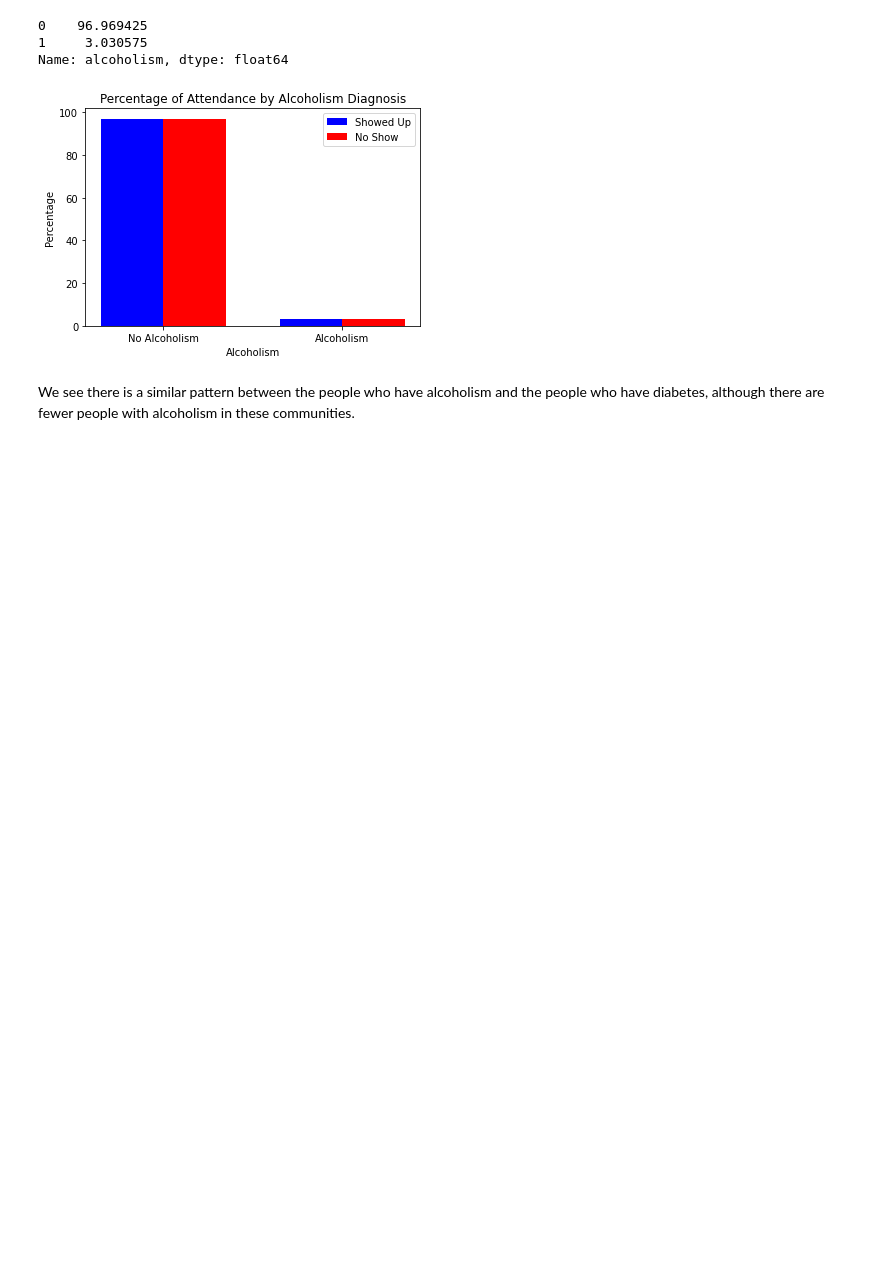
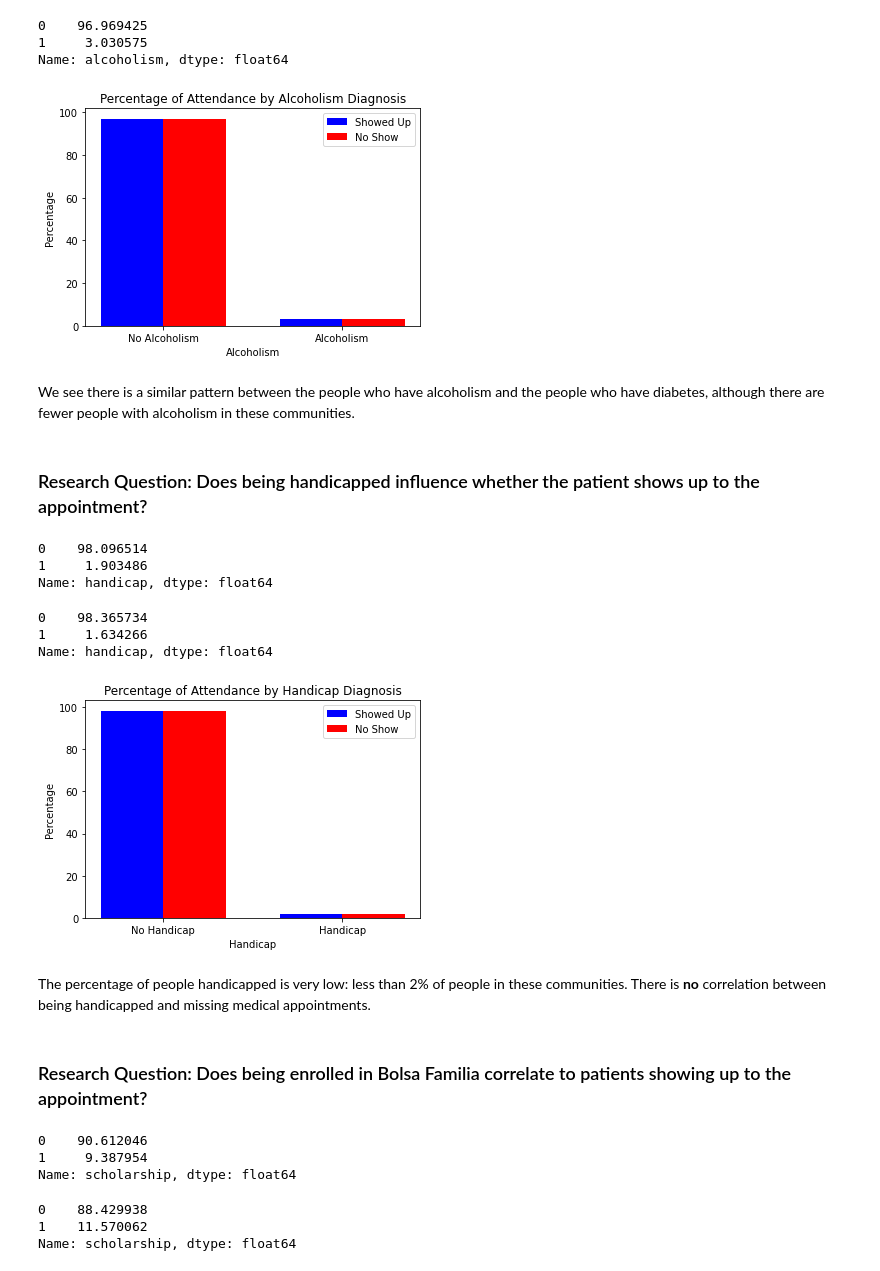
Before and after one commit to jlvalport/Medical-appointments-analysis, a Jupyter notebook: No-show Medical Appointments Analysis.ipynb, the cells around one changed output. Saved outputs shown, nothing was run; the diff lists cells and outputs as text; code cells hidden in the pictures; blank space fills up the shorter version.

Commit message:
Handicap, scholarship and SMS alert EDA

```diff
--- a/No-show Medical Appointments Analysis.ipynb
+++ b/No-show Medical Appointments Analysis.ipynb
@@ -513,3 +506,56 @@ plt.legend();
 [figure]
 # %% [markdown]
 We see there is a similar pattern between the people who have alcoholism and the people who have diabetes, although there are fewer people with alcoholism in these communities.
+# %% [markdown]
+### Research Question: Does being handicapped influence whether the patient shows up to the appointment?
+# %%
+percent_show_handicap = df_showed_up['handicap'].value_counts() / df_showed_up.shape[0] * 100
+percent_show_handicap
+# %% [output]
+0    98.096514
+1     1.903486
+Name: handicap, dtype: float64
+# %%
+percent_no_show_handicap = df_not_showed_up['handicap'].value_counts() / df_not_showed_up.shape[0] * 100
+percent_no_show_handicap
+# %% [output]
+0    98.365734
+1     1.634266
+Name: handicap, dtype: float64
+# %%
+ind_x = np.arange(len(percent_show_handicap))  # the x locations for the groups
+width_bars = 0.35       # the width of the bars
+
+blue_bars = plt.bar(ind_x, percent_show_handicap, width_bars, color='blue', label='Showed Up')
+orange_bars = plt.bar(ind_x + width_bars, percent_no_show_handicap, width_bars, color='red', label='No Show')
+
+# title and labels
+plt.ylabel('Percentage')
+plt.xlabel('Handicap')
+plt.title('Percentage of Attendance by Handicap Diagnosis')
+locations = ind_x + width_bars / 2  # xtick locations
+labels = ['No Handicap', 'Handicap']  # xtick labels
+plt.xticks(locations, labels)
+
+# legend
+plt.legend();
+# %% [output]
+[figure, added]
+# %% [markdown]
+The percentage of people handicapped is very low: less than 2% of people in these communities. There is **no** correlation between being handicapped and missing medical appointments.
+# %% [markdown]
+### Research Question: Does being enrolled in Bolsa Familia correlate to patients showing up to the appointment?
+# %%
+percent_show_scholarship = df_showed_up['scholarship'].value_counts() / df_showed_up.shape[0] * 100
+percent_show_scholarship
+# %% [output]
+0    90.612046
+1     9.387954
+Name: scholarship, dtype: float64
+# %%
+percent_no_show_scholarship = df_not_showed_up['scholarship'].value_counts() / df_not_showed_up.shape[0] * 100
+percent_no_show_scholarship
+# %% [output]
+0    88.429938
+1    11.570062
+Name: scholarship, dtype: float64
```
Also changed, not shown: parts of 9 cells of this notebook.
